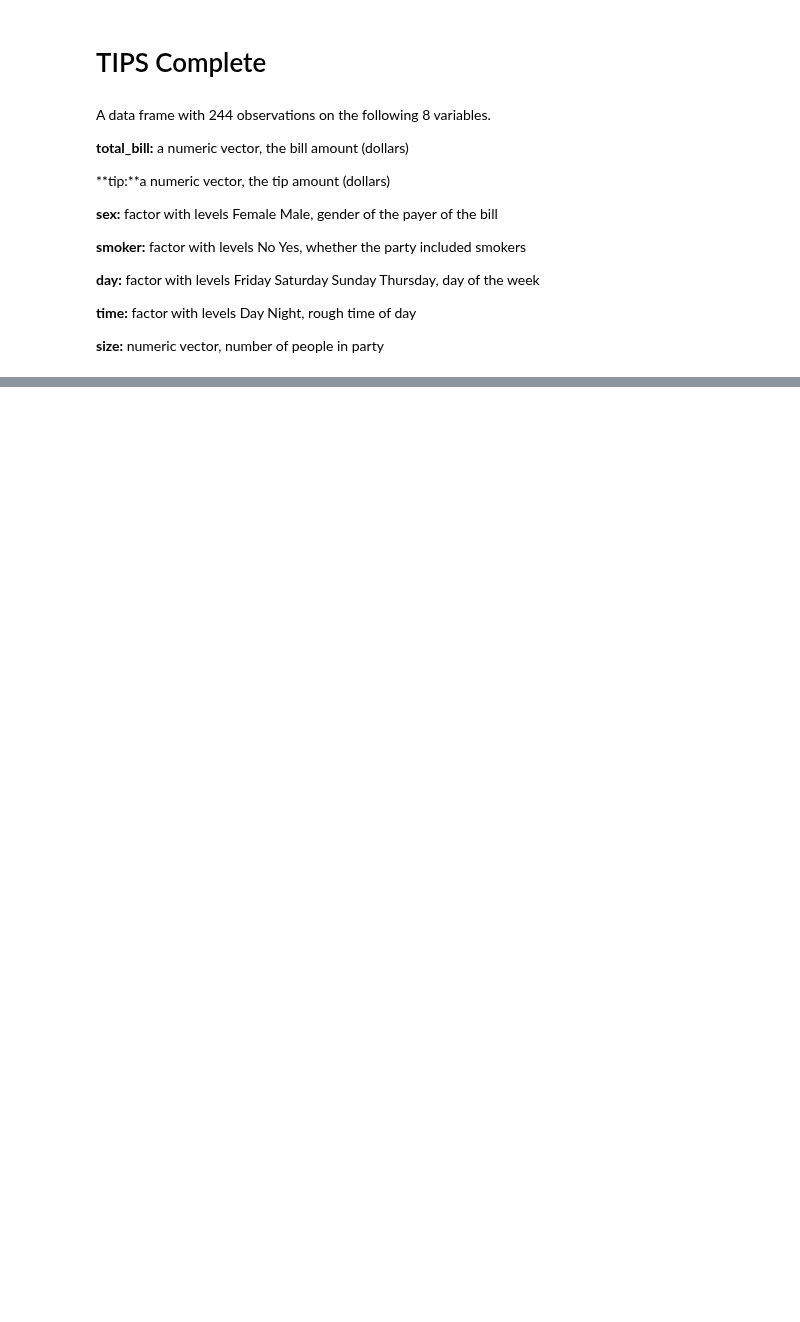
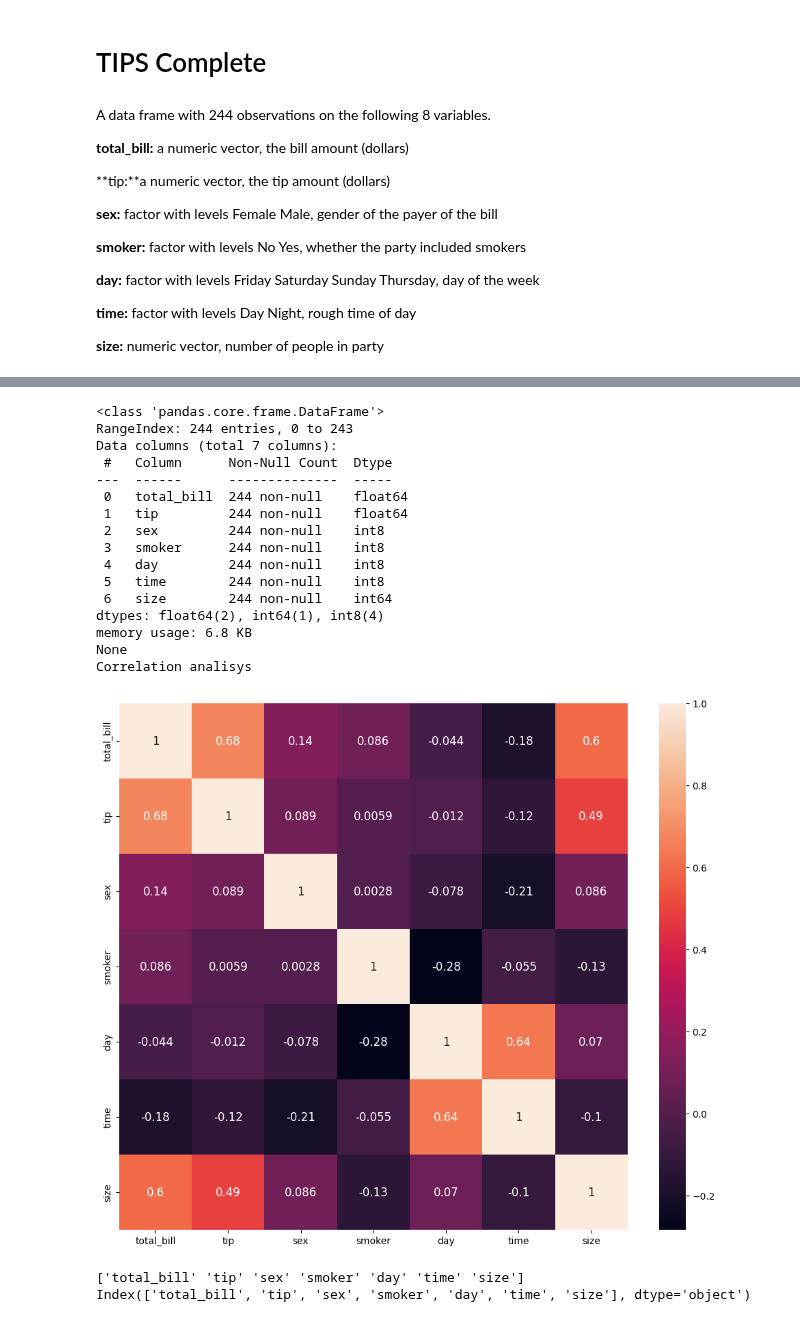
Before and after one commit to Undersk0re/machine-learning-course, a Jupyter notebook: Example/analitycs/04-Reg_tips.ipynb, the cells around one changed output, grey strips where cells are left out. Saved outputs shown, nothing was run; the diff lists cells and outputs as text; code cells hidden in the pictures; blank space fills up the shorter version.

Commit message:
analisys tips

```diff
--- a/Example/analitycs/04-Reg_tips.ipynb
+++ b/Example/analitycs/04-Reg_tips.ipynb
@@ -279,0 +284,40 @@ performance_metrics(corr_value.columns.values, threshold, y_test, y_pred)
+# %%
+# cast string into numeric see in 05-pandas_dtypes
+
+# converto in categorie
+df['sex']=df['sex'].astype('category')
+df['smoker']=df['smoker'].astype('category')
+df['day']=df['day'].astype('category')
+df['time']=df['time'].astype('category')
+# converto in interi
+df['sex']=df['sex'].astype('category')
+df['smoker']=df['smoker'].astype('category')
+df['day']=df['day'].astype('category')
+df['time']=df['time'].astype('category')
+df['sex']=df['sex'].cat.codes
+df['smoker']=df['smoker'].cat.codes
+df['day']=df['day'].cat.codes
+df['time']=df['time'].cat.codes
+
+print(df.info())
+corrmat = correlation_plot(df)
+# %% [output]
+<class 'pandas.core.frame.DataFrame'>
+RangeIndex: 244 entries, 0 to 243
+Data columns (total 7 columns):
+ #   Column      Non-Null Count  Dtype
+---  ------      --------------  -----
+ 0   total_bill  244 non-null    float64
+ 1   tip         244 non-null    float64
+ 2   sex         244 non-null    int8
+ 3   smoker      244 non-null    int8
+ 4   day         244 non-null    int8
+ 5   time        244 non-null    int8
+ 6   size        244 non-null    int64
+dtypes: float64(2), int64(1), int8(4)
+memory usage: 6.8 KB
+None
+Correlation analisys
+[figure, added]
+['total_bill' 'tip' 'sex' 'smoker' 'day' 'time' 'size']
+Index(['total_bill', 'tip', 'sex', 'smoker', 'day', 'time', 'size'], dtype='object')
```
Also changed, not shown: parts of 5 cells of this notebook.
